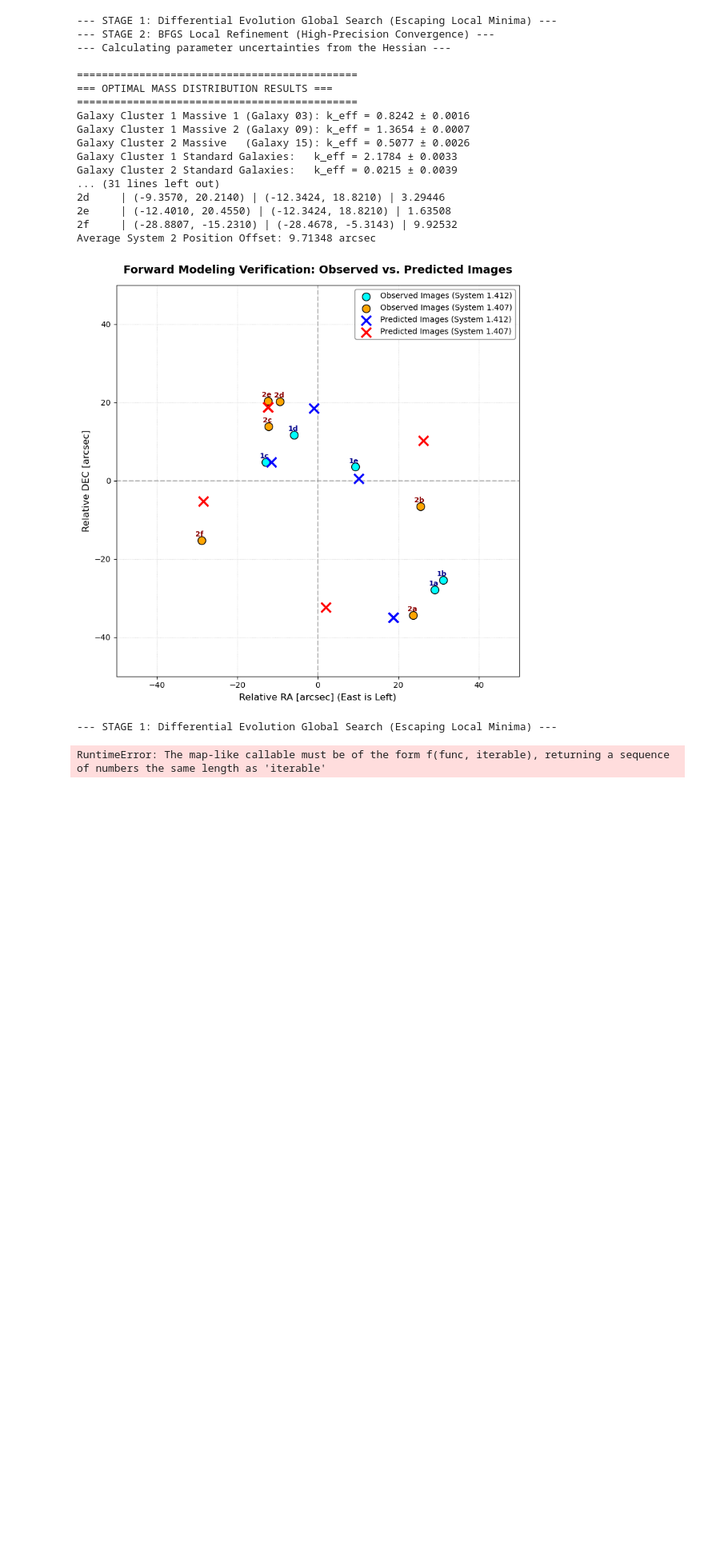
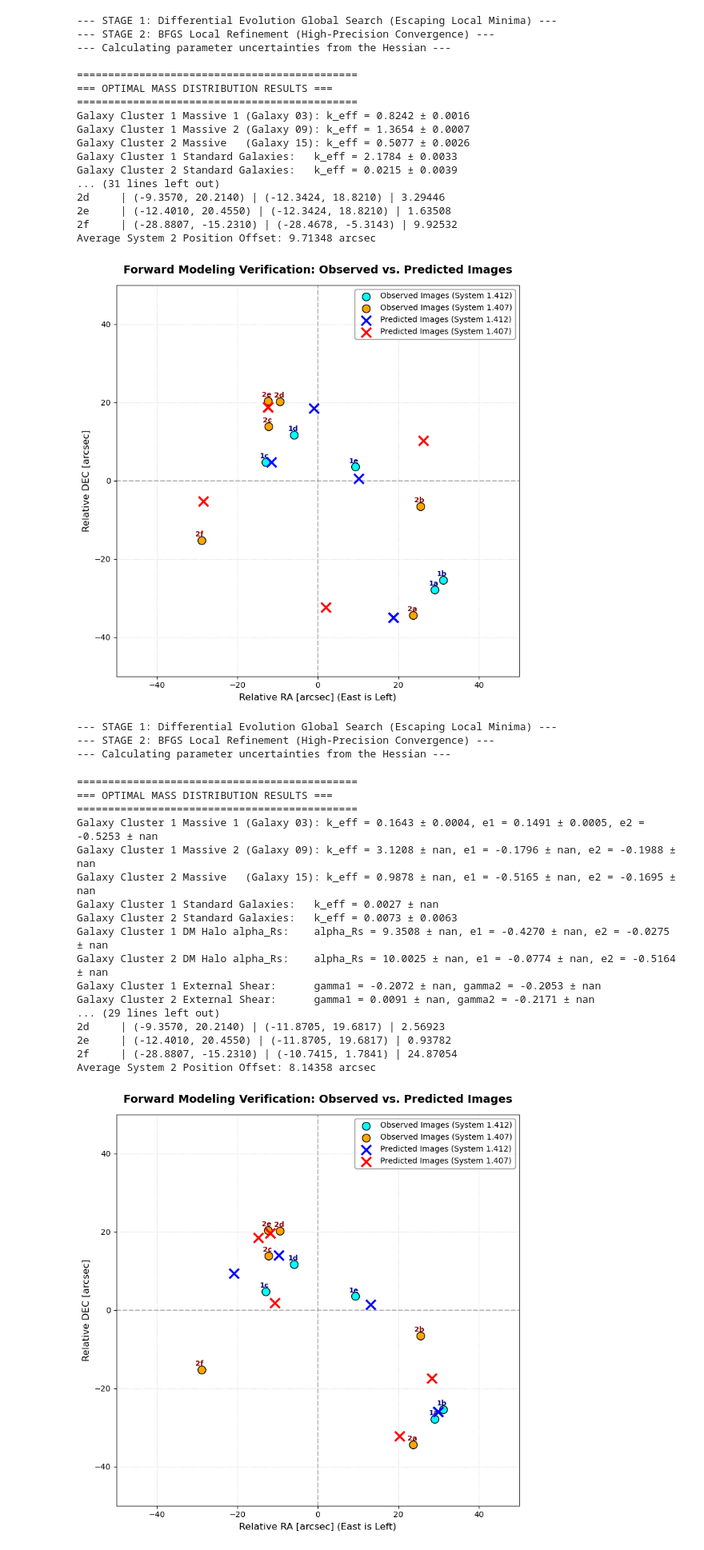
Before and after one commit to julz-tea-scl/Final-Year-Project, a Jupyter notebook: Lensastronomy trial.ipynb, the cells around one changed output. Shown at 80% size. Cells and saved outputs as stored; diff of their text form; code cells hidden in the pictures; blank space fills up the shorter version.

```diff
--- a/Lensastronomy trial.ipynb
+++ b/Lensastronomy trial.ipynb
@@ -1122,10 +1122,16 @@ def get_kwargs_lens(params):
 sigma_img = 0.004
 
 def objective(params):
-    # Safety constraint checks to prevent optimizer from entering non-physical spaces
-    if params <= 0 or params[10] <= 0 or params[11] <= 0 or params[1] <= 0 or params[7] <= 0 or params[12] <= 0 or params[2] <= 0:
+    # 1. Vectorized check: Ensure the first 7 physical mass/potential amplitudes are strictly positive
+    if np.any(params[:7] <= 0):
         return 1e10
-    if any(abs(e) > 0.8 for e in params[7:11]) or any(abs(g) > 0.4 for g in params[11:15]) or any(abs(e) > 0.8 for e in params[15:]):
+
+    # 2. Vectorized check: Keep ellipticity parameters (indices 7-10 and 15-20) within physical boundaries (|e| <= 0.8)
+    if np.any(np.abs(params[7:11]) > 0.8) or np.any(np.abs(params[15:]) > 0.8):
+        return 1e10
+
+    # 3. Vectorized check: Keep external shear parameters (indices 11-14) within physical tidal boundaries (|g| <= 0.4)
+    if np.any(np.abs(params[11:15]) > 0.4):
         return 1e10
 
     kwargs_lens = get_kwargs_lens(params)
@@ -1277,11 +1283,11 @@ for i, row in c2.iterrows():
     x, y = to_arcsec(row['RAcen'], row['Deccen'])
     ax.scatter(x, y, color='limegreen', s=40, edgecolors='black', linewidths=0.5, label='Cluster 2 (z~0.327)' if i == 0 else "")
 
-# Draw Massive Galaxies as actual oriented Ellipses
+# Draw Massive Galaxies as actual oriented Ellipses using their correct sorted indices (0-10 range)
 m_props = [
-    (c1.loc[11], e1_m1, e2_m1, 'hotpink', 'Galaxy 03 (Massive 1)'),
-    (c1.loc[13], e1_m2, e2_m2, 'hotpink', 'Galaxy 09 (Massive 2)'),
-    (c2.loc[14], e1_m3, e2_m3, 'limegreen', 'Galaxy 15 (Massive 3)')
+    (c1.loc[2], e1_m1, e2_m1, 'hotpink', 'Galaxy 03 (Massive 1)'),
+    (c1.loc[8], e1_m2, e2_m2, 'hotpink', 'Galaxy 09 (Massive 2)'),
+    (c2.loc[7], e1_m3, e2_m3, 'limegreen', 'Galaxy 15 (Massive 3)')
 ]
 for row, e1, e2, col, label in m_props:
     x, y = to_arcsec(row['RAcen'], row['Deccen'])
@@ -1379,31 +1385,50 @@ fig, ax = plt.subplots(figsize=(8, 8))
 # Plot observed lensed images (solid circles)
 ax.scatter(x_img1, y_img1, color='cyan', marker='o', s=100, edgecolors='black', label='Observed Images (System 1.412)', zorder=3)
 ax.scatter(x_img2, y_img2, color='orange', marker='o', s=100, edgecolors='black', label='Observed Images (System 1.407)', zorder=3)
 
 # Plot forward modeled predicted images (crosses)
 ax.scatter(matched_x1, matched_y1, color='blue', marker='x', s=150, linewidths=2.5, label='Predicted Images (System 1.412)', zorder=4)
 ax.scatter(matched_x2, matched_y2, color='red', marker='x', s=150, linewidths=2.5, label='Predicted Images (System 1.407)', zorder=4)
 
 # Add text labels
 for i, name in enumerate(['1a', '1b', '1c', '1d', '1e']):
     ax.text(x_img1[i] - 1.5, y_img1[i] + 1.0, name, fontsize=9, fontweight='bold', color='darkblue')
 for i, name in enumerate(['2a', '2b', '2c', '2d', '2e', '2f']):
     ax.text(x_img2[i] - 1.5, y_img2[i] + 1.0, name, fontsize=9, fontweight='bold', color='darkred')
 
 # Coordinate boundaries matching East is Left convention
 ax.set_xlabel('Relative RA [arcsec] (East is Left)', fontsize=12)
 ax.set_ylabel('Relative DEC [arcsec]', fontsize=12)
 ax.set_title('Forward Modeling Verification: Observed vs. Predicted Images', fontsize=14, fontweight='bold', pad=15)
 ax.set_xlim(-limit, limit)
 ax.set_ylim(-limit, limit)
 ax.axhline(0, color='gray', linestyle='--', alpha=0.5)
 ax.axvline(0, color='gray', linestyle='--', alpha=0.5)
 ax.grid(True, linestyle=':', alpha=0.6)
 ax.legend(loc='upper right', frameon=True, facecolor='white', edgecolor='gray', framealpha=0.9)
 
 plt.tight_layout()
 plt.savefig('forward_model_verification.png', dpi=300)
 plt.show()
 # %% [output]
 --- STAGE 1: Differential Evolution Global Search (Escaping Local Minima) ---
+--- STAGE 2: BFGS Local Refinement (High-Precision Convergence) ---
+--- Calculating parameter uncertainties from the Hessian ---
-RuntimeError: The map-like callable must be of the form f(func, iterable), returning a sequence of numbers the same length as 'iterable'
+=============================================
+=== OPTIMAL MASS DISTRIBUTION RESULTS ===
+=============================================
+Galaxy Cluster 1 Massive 1 (Galaxy 03): k_eff = 0.1643 ± 0.0004, e1 = 0.1491 ± 0.0005, e2 = -0.5253 ± nan
+Galaxy Cluster 1 Massive 2 (Galaxy 09): k_eff = 3.1208 ± nan, e1 = -0.1796 ± nan, e2 = -0.1988 ± nan
+Galaxy Cluster 2 Massive   (Galaxy 15): k_eff = 0.9878 ± nan, e1 = -0.5165 ± nan, e2 = -0.1695 ± nan
+Galaxy Cluster 1 Standard Galaxies:   k_eff = 0.0027 ± nan
+Galaxy Cluster 2 Standard Galaxies:   k_eff = 0.0073 ± 0.0063
+Galaxy Cluster 1 DM Halo alpha_Rs:    alpha_Rs = 9.3508 ± nan, e1 = -0.4270 ± nan, e2 = -0.0275 ± nan
+Galaxy Cluster 2 DM Halo alpha_Rs:    alpha_Rs = 10.0025 ± nan, e1 = -0.0774 ± nan, e2 = -0.5164 ± nan
+Galaxy Cluster 1 External Shear:      gamma1 = -0.2072 ± nan, gamma2 = -0.2053 ± nan
+Galaxy Cluster 2 External Shear:      gamma1 = 0.0091 ± nan, gamma2 = -0.2171 ± nan
+... (29 lines left out)
+2d     | (-9.3570, 20.2140) | (-11.8705, 19.6817) | 2.56923
+2e     | (-12.4010, 20.4550) | (-11.8705, 19.6817) | 0.93782
+2f     | (-28.8807, -15.2310) | (-10.7415, 1.7841) | 24.87054
+Average System 2 Position Offset: 8.14358 arcsec
+[figure, added]
```
Also changed, not shown: 2 other files.
